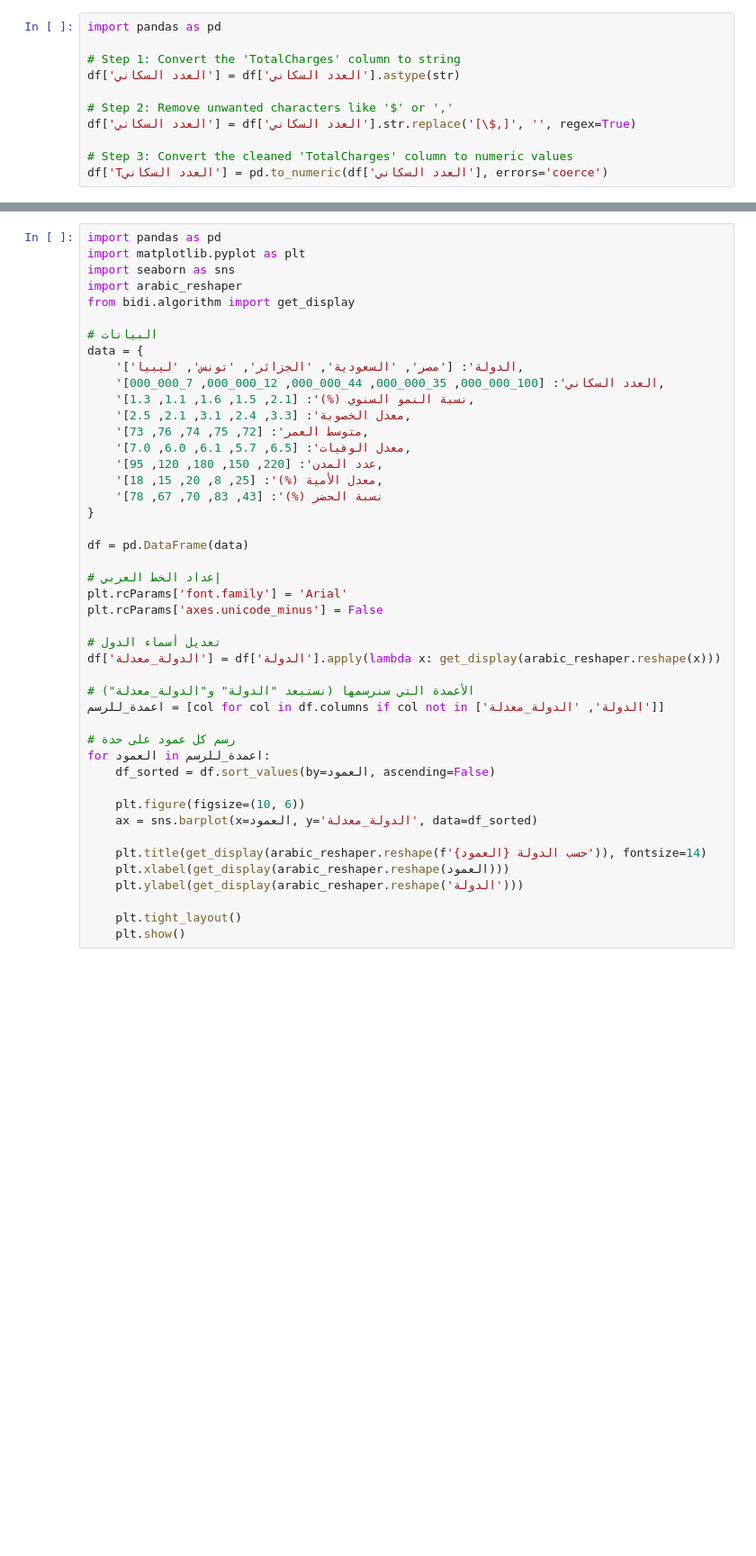
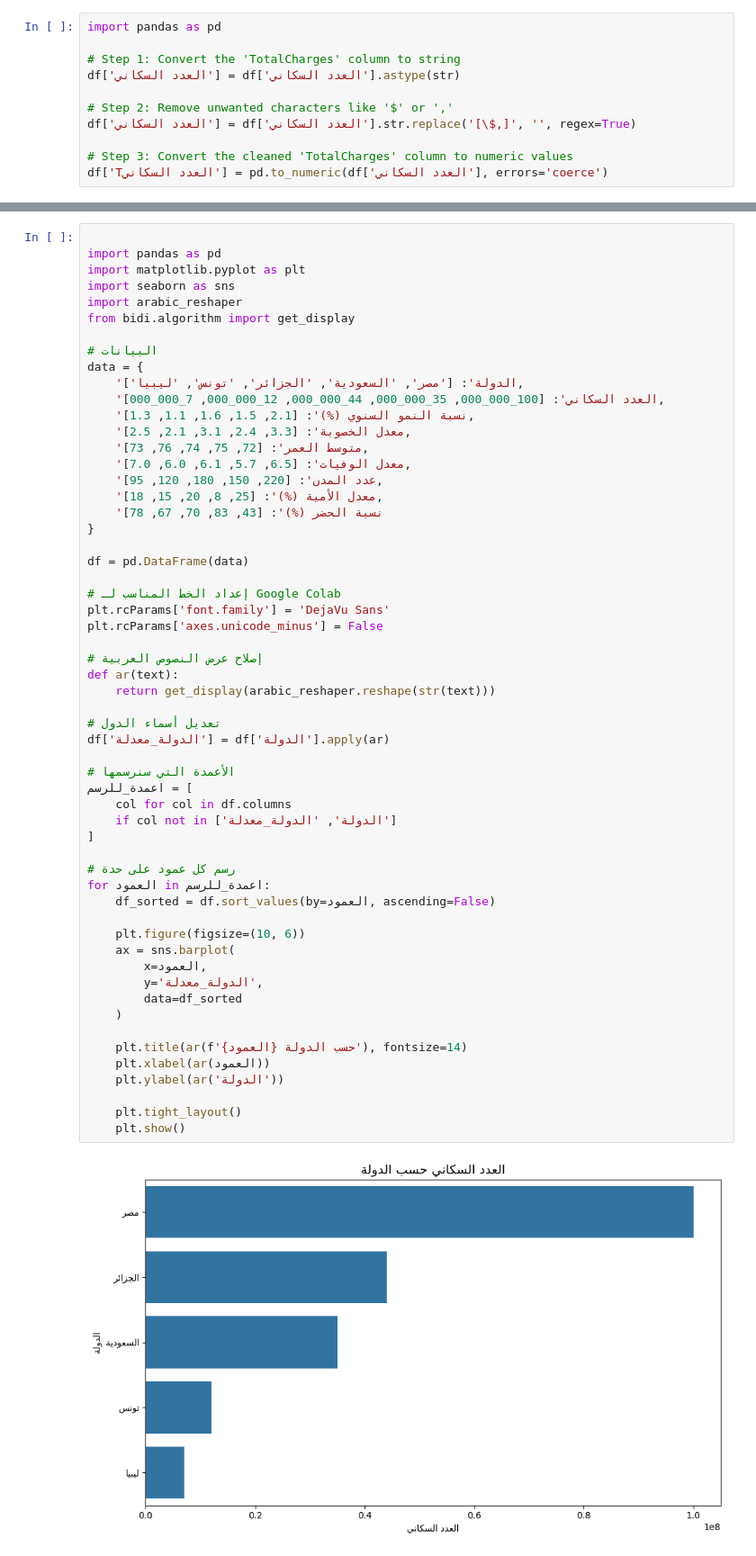
Before and after one commit to fahad-alasmari2/fahad-alasmari-portfolio, a Jupyter notebook: Jupyter_Notebook_Source_Only.ipynb, the cells around one changed output, grey strips where cells are left out. Shown at 90% size. Saved outputs shown, nothing was run; the diff lists cells and outputs as text; blank space fills up the shorter version.

```diff
--- a/Jupyter_Notebook_Source_Only.ipynb
+++ b/Jupyter_Notebook_Source_Only.ipynb
@@ -137,4 +312,5 @@ print("تمام، المكتبات شغالة ✅")
 # %%
+
 import pandas as pd
 import matplotlib.pyplot as plt
 import seaborn as sns
@@ -143,39 +319,52 @@ from bidi.algorithm import get_display
 
 # البيانات
 data = {
     'الدولة': ['مصر', 'السعودية', 'الجزائر', 'تونس', 'ليبيا'],
     'العدد السكاني': [100_000_000, 35_000_000, 44_000_000, 12_000_000, 7_000_000],
     'نسبة النمو السنوي (%)': [2.1, 1.5, 1.6, 1.1, 1.3],
     'معدل الخصوبة': [3.3, 2.4, 3.1, 2.1, 2.5],
     'متوسط العمر': [72, 75, 74, 76, 73],
     'معدل الوفيات': [6.5, 5.7, 6.1, 6.0, 7.0],
     'عدد المدن': [220, 150, 180, 120, 95],
     'معدل الأمية (%)': [25, 8, 20, 15, 18],
     'نسبة الحضر (%)': [43, 83, 70, 67, 78]
 }
 
 df = pd.DataFrame(data)
 
-# إعداد الخط العربي
-plt.rcParams['font.family'] = 'Arial'
+# إعداد الخط المناسب لـ Google Colab
+plt.rcParams['font.family'] = 'DejaVu Sans'
 plt.rcParams['axes.unicode_minus'] = False
 
+# إصلاح عرض النصوص العربية
+def ar(text):
+    return get_display(arabic_reshaper.reshape(str(text)))
+
 # تعديل أسماء الدول
-df['الدولة_معدلة'] = df['الدولة'].apply(lambda x: get_display(arabic_reshaper.reshape(x)))
+df['الدولة_معدلة'] = df['الدولة'].apply(ar)
 
-# الأعمدة التي سنرسمها (نستبعد "الدولة" و"الدولة_معدلة")
-اعمدة_للرسم = [col for col in df.columns if col not in ['الدولة', 'الدولة_معدلة']]
+# الأعمدة التي سنرسمها
+اعمدة_للرسم = [
+    col for col in df.columns
+    if col not in ['الدولة', 'الدولة_معدلة']
+]
 
 # رسم كل عمود على حدة
 for العمود in اعمدة_للرسم:
     df_sorted = df.sort_values(by=العمود, ascending=False)
 
     plt.figure(figsize=(10, 6))
-    ax = sns.barplot(x=العمود, y='الدولة_معدلة', data=df_sorted)
+    ax = sns.barplot(
+        x=العمود,
+        y='الدولة_معدلة',
+        data=df_sorted
+    )
 
-    plt.title(get_display(arabic_reshaper.reshape(f'{العمود} حسب الدولة')), fontsize=14)
-    plt.xlabel(get_display(arabic_reshaper.reshape(العمود)))
-    plt.ylabel(get_display(arabic_reshaper.reshape('الدولة')))
+    plt.title(ar(f'{العمود} حسب الدولة'), fontsize=14)
+    plt.xlabel(ar(العمود))
+    plt.ylabel(ar('الدولة'))
 
     plt.tight_layout()
     plt.show()
+# %% [output]
+[figure, added]
```
Also changed, not shown: parts of 23 cells of this notebook.
